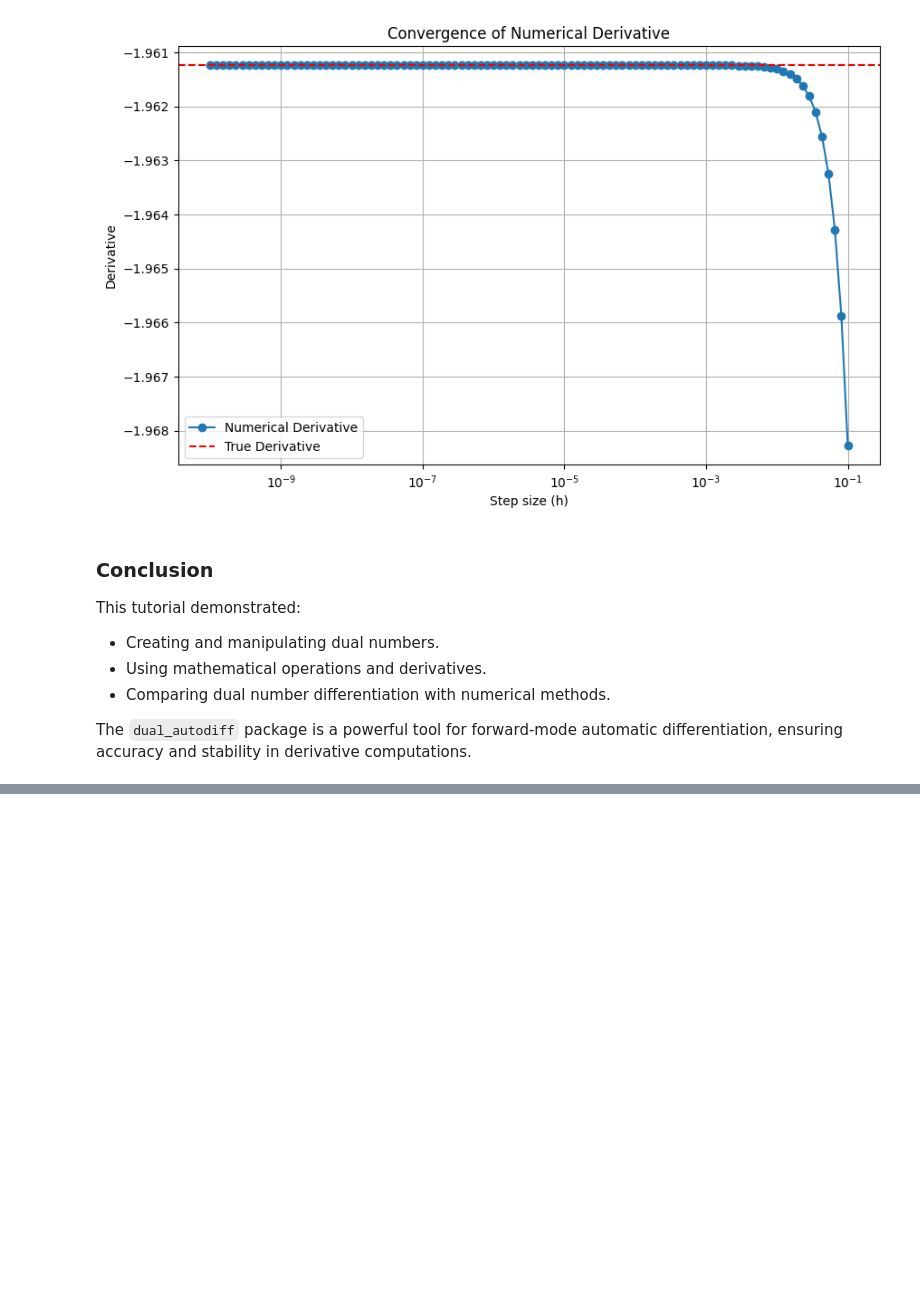
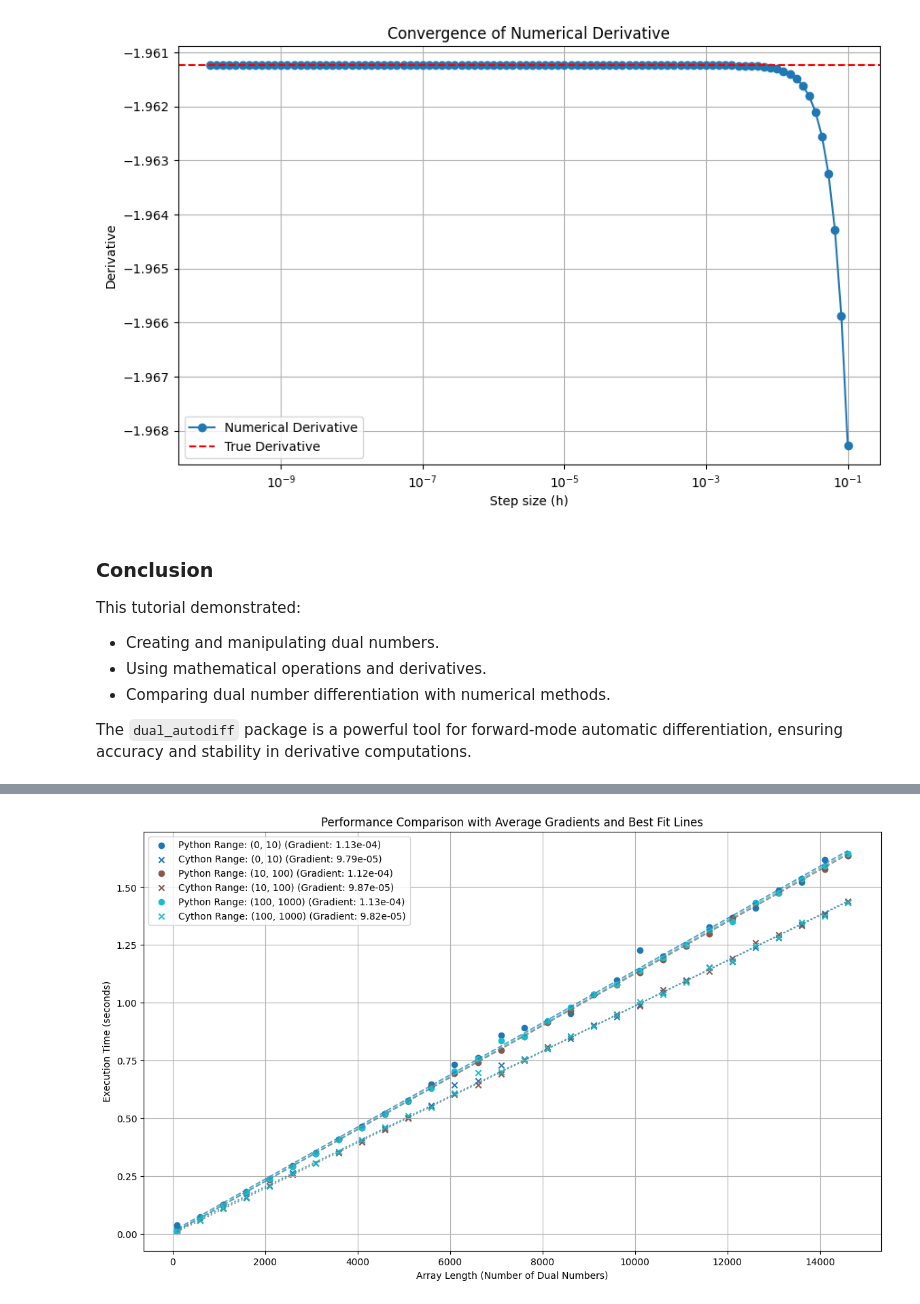
Before and after one commit to raunaq-rai/Dual_Autodiff, a Jupyter notebook: docs/source/dual_autodiff.ipynb, the cells around one changed output, grey strips where cells are left out. Cells and saved outputs as stored; diff of their text form; code cells hidden in the pictures; blank space fills up the shorter version.

```diff
--- a/docs/source/dual_autodiff.ipynb
+++ b/docs/source/dual_autodiff.ipynb
@@ -96,0 +375,88 @@ The `dual_autodiff` package is a powerful tool for forward-mode automatic differ
+# %%
+import numpy as np
+import time
+import matplotlib.pyplot as plt
+from sklearn.linear_model import LinearRegression
+from matplotlib.cm import tab10  # Use a colormap for consistent colors
+
+# Define a simple test function
+def test_function(dual_array):
+    result = dual_array[0]
+    for dual in dual_array[1:]:
+        result += dual.sin() * dual ** 2
+    return result
+
+# Function to measure execution time
+def measure_execution_time_varying_dual(dual_class, array_length, dual_range, n_iterations=100):
+    # Generate dual numbers with varying ranges
+    dual_array = [dual_class(np.random.uniform(*dual_range), 1.0) for _ in range(array_length)]
+    start_time = time.time()
+    for _ in range(n_iterations):
+        test_function(dual_array)
+    end_time = time.time()
+    return end_time - start_time
+
+# Array lengths and ranges for dual numbers
+array_lengths = np.arange(100, 15000, 500)  # Avoid length 0 for meaningful results
+dual_ranges = [(0, 10), (10, 100), (100, 1000)]  # Varying ranges for the real parts of dual numbers
+
+# Assign colors to each range
+colors = tab10(np.linspace(0, 1, len(dual_ranges)))
+
+# Performance measurements
+results = {}
+
+for dual_range in dual_ranges:
+    python_times = []
+    cython_times = []
+    for length in array_lengths:
+        # Ensure PythonDual and CythonDual are defined in your environment
+        python_time = measure_execution_time_varying_dual(PythonDual, length, dual_range)
+        cython_time = measure_execution_time_varying_dual(CythonDual, length, dual_range)
+        python_times.append(python_time)
+        cython_times.append(cython_time)
+    results[dual_range] = (python_times, cython_times)
+
+# Gradient calculation and regression
+gradients = {}
+line_fits = {}
+
+for dual_range, (python_times, cython_times) in results.items():
+    # Perform linear regression for Python and Cython
+    python_model = LinearRegression().fit(array_lengths.reshape(-1, 1), python_times)
+    cython_model = LinearRegression().fit(array_lengths.reshape(-1, 1), cython_times)
+
+    # Store the slope (average gradient) and predictions
+    gradients[dual_range] = (python_model.coef_[0], cython_model.coef_[0])
+    line_fits[dual_range] = (
+        python_model.predict(array_lengths.reshape(-1, 1)),
+        cython_model.predict(array_lengths.reshape(-1, 1))
+    )
+
+# Plotting results
+plt.figure(figsize=(14, 8))
+
+for i, (dual_range, (python_times, cython_times)) in enumerate(results.items()):
+    python_grad, cython_grad = gradients[dual_range]
+    label_range = f"Range: {dual_range}"
+    python_label = f"Python {label_range} (Gradient: {python_grad:.2e})"
+    cython_label = f"Cython {label_range} (Gradient: {cython_grad:.2e})"
+    color = colors[i]
+
+    # Scatter plot for data points
+    plt.scatter(array_lengths, python_times, label=python_label, marker="o", color=color)
+    plt.scatter(array_lengths, cython_times, label=cython_label, marker="x", color=color)
+
+    # Line of best fit
+    python_fit, cython_fit = line_fits[dual_range]
+    plt.plot(array_lengths, python_fit, linestyle="--", color=color, alpha=0.7)
+    plt.plot(array_lengths, cython_fit, linestyle=":", color=color, alpha=0.7)
+
+plt.xlabel("Array Length (Number of Dual Numbers)")
+plt.ylabel("Execution Time (seconds)")
+plt.title("Performance Comparison with Average Gradients and Best Fit Lines")
+plt.legend(loc="upper left", fontsize=10)
+plt.grid(True)
+plt.show()
+# %% [output]
+[figure, added]
```
Also changed, not shown: parts of 16 cells of this notebook.
